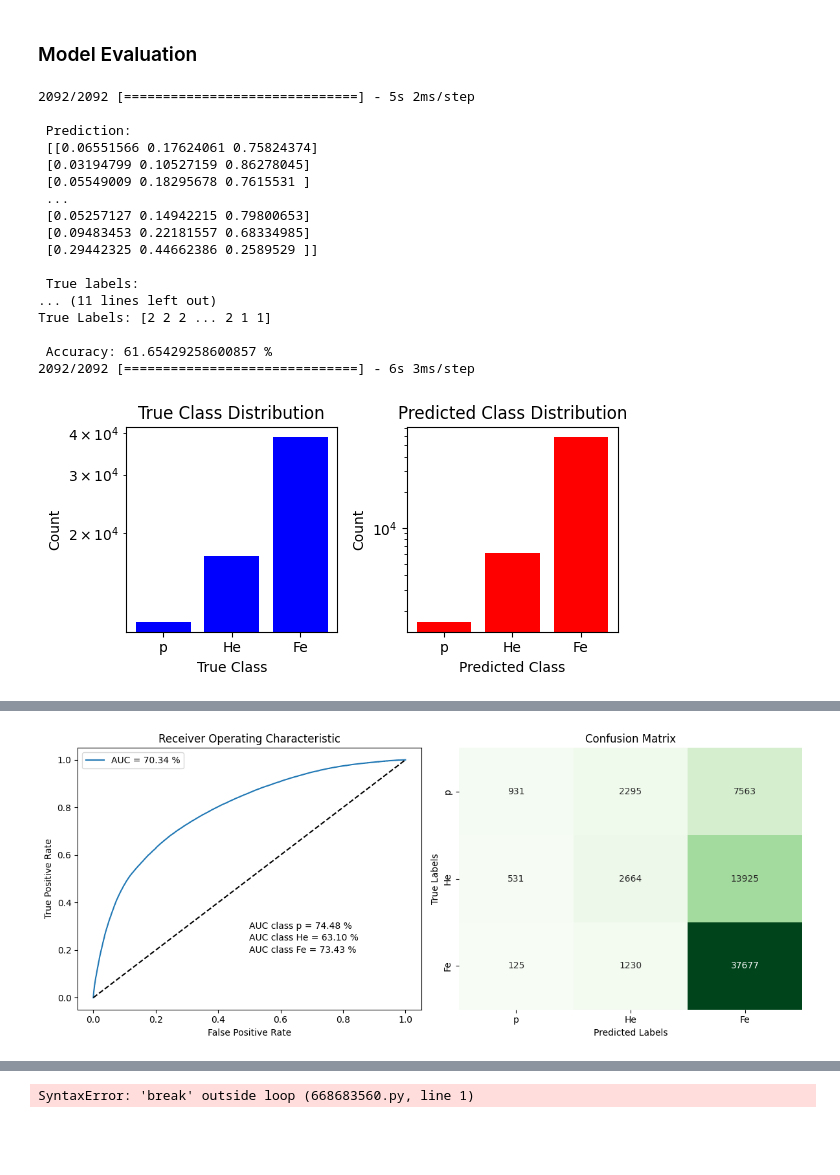
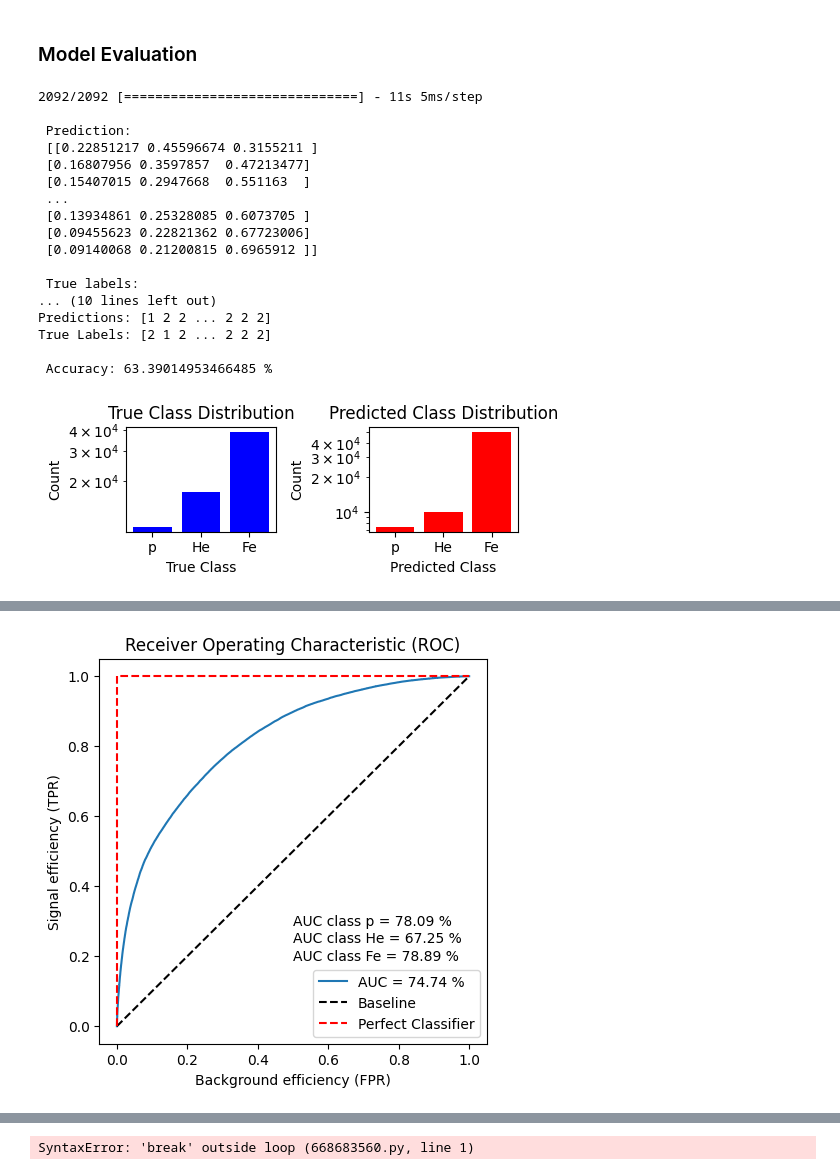
Before and after one commit to LorenzoValente3/Iron-Classifier, a Jupyter notebook: internship.ipynb, the cells around one changed output, grey strips where cells are left out. Cells and saved outputs as stored; diff of their text form; code cells hidden in the pictures; blank space fills up the shorter version.

```diff
--- a/internship.ipynb
+++ b/internship.ipynb
@@ -205,13 +206,13 @@ model = FFNN(
                 num_classes = 3, # Fe, He, p
 
 
-                network = dict( layer_sizes = [ 128, 64 ], #[ 128,64 ]
-                                #activation = 'relu',
-                                kernel_initializer='he_uniform',
-                                kernel_regularizer=regularizers.l2(0.001),
-                                BN = True,
-                                PRelu = True,
-                                dropout_rate = None,
+                network = dict( layer_sizes = [ 128, 64 ], # BEST: [ 128,64 ]
+                                # activation = 'relu',
+                                kernel_initializer= 'he_uniform', #BEST : 'he_uniform'
+                                #kernel_regularizer=regularizers.L2(l2 = 1e-3), #BEST : regularizers.l2(0.001)
+                                BN = True, #BEST: TRUE
+                                PRelu = True, #BEST: TRUE
+                                dropout_rate = None, #BEST: None
                                 input_shape = ( 1028, )
                                 )
 )
@@ -238,7 +238,6 @@ _________________________________________________________________
 # %%
 # Compile the model with the specified metrics
-model.network.compile(optimizer=tfk.optimizers.AdamW(weight_decay=1e-4), #tfk.optimizers.Adam(learning_rate=1e-4),
-                                                                            #tfa.optimizers.AdamW(weight_decay=1e-4, clipnorm=1),
+model.network.compile(optimizer='adam', # BEST: 'adam'
                       loss='categorical_crossentropy',
                       metrics=['accuracy',
                                metrics.AUC(name='AUC'),
@@ -248,11 +247,11 @@ model.network.compile(optimizer=tfk.optimizers.AdamW(weight_decay=1e-4), #tfk.op
                                 ]
                                )
 # %%
-train = False
+train = True
 
 if train:
     # Define your callbacks
-    early_stop = tfk.callbacks.EarlyStopping(monitor='val_loss', verbose=True, patience=4,
+    early_stop = tfk.callbacks.EarlyStopping(monitor='val_loss', verbose=True, patience=4, #BEST: patiente = 4
                                               restore_best_weights=True)
     reduceLR = tfk.callbacks.ReduceLROnPlateau(monitor='val_loss', factor=0.5, patience=4, verbose=1)
     model_checkpoint = ModelCheckpoint('./weights/FFNN/model_weights.h5',
@@ -303,45 +319,46 @@ Maximum weight value: 1.09165358543396
 # %%
 predictions = model.predict(x_valid)
 correct_predictions = []
 
 for i in range(len(predictions)):
     predicted_class = np.argmax(predictions[i])
     true_class = np.argmax(y_valid[i])
 
-    if predicted_class == true_class:
+    if predicted_class != true_class:
         correct_predictions.append(i)
 
 print(f' \n Prediction: \n {predictions}')
 print('\n True labels: \n', y_valid)
-print("\n Indices of correctly predicted samples:")
+print("\n Indices of uncorrectly predicted samples:")
 print(correct_predictions)
 
 predicted_labels = np.argmax(predictions, axis=1)
 true_labels = np.argmax(y_valid, axis=1)
 
 print("Predictions:", predicted_labels)
 print("True Labels:", true_labels)
 accuracy = np.mean(predicted_labels == true_labels) * 100
 print("\n Accuracy:", accuracy, "%")
 
-utils.visualize_class_distribution(model, x_valid, y_valid)
-utils.plot_auc_with_confusion_matrix(model, x_valid, y_valid)
+utils.visualize_class_distribution( y_valid, predictions, figsize=(5, 2))
+utils.plot_auc( y_valid, predictions) # BEST: auc =  73 %
+utils.plot_confusion_matrix( y_valid, predictions)
 # %% [output]
-2092/2092 [==============================] - 5s 2ms/step
+2092/2092 [==============================] - 11s 5ms/step
 
  Prediction:
- [[0.06551566 0.17624061 0.75824374]
- [0.03194799 0.10527159 0.86278045]
- [0.05549009 0.18295678 0.7615531 ]
+ [[0.22851217 0.45596674 0.3155211 ]
+ [0.16807956 0.3597857  0.47213477]
+ [0.15407015 0.2947668  0.551163  ]
  ...
- [0.05257127 0.14942215 0.79800653]
- [0.09483453 0.22181557 0.68334985]
- [0.29442325 0.44662386 0.2589529 ]]
+ [0.13934861 0.25328085 0.6073705 ]
+ [0.09455623 0.22821362 0.67723006]
+ [0.09140068 0.21200815 0.6965912 ]]
 
  True labels:
-... (11 lines left out)
-True Labels: [2 2 2 ... 2 1 1]
+... (10 lines left out)
+Predictions: [1 2 2 ... 2 2 2]
+True Labels: [2 1 2 ... 2 2 2]
 
- Accuracy: 61.65429258600857 %
-2092/2092 [==============================] - 6s 3ms/step
+ Accuracy: 63.39014953466485 %
-[figure, old version]
+[figure, new version]
@@ -349 +365 @@ True Labels: [2 2 2 ... 2 1 1]
-[figure, old version]
+[figure, new version]
```
Also changed, not shown: parts of 22 cells of this notebook, 3 other files.
